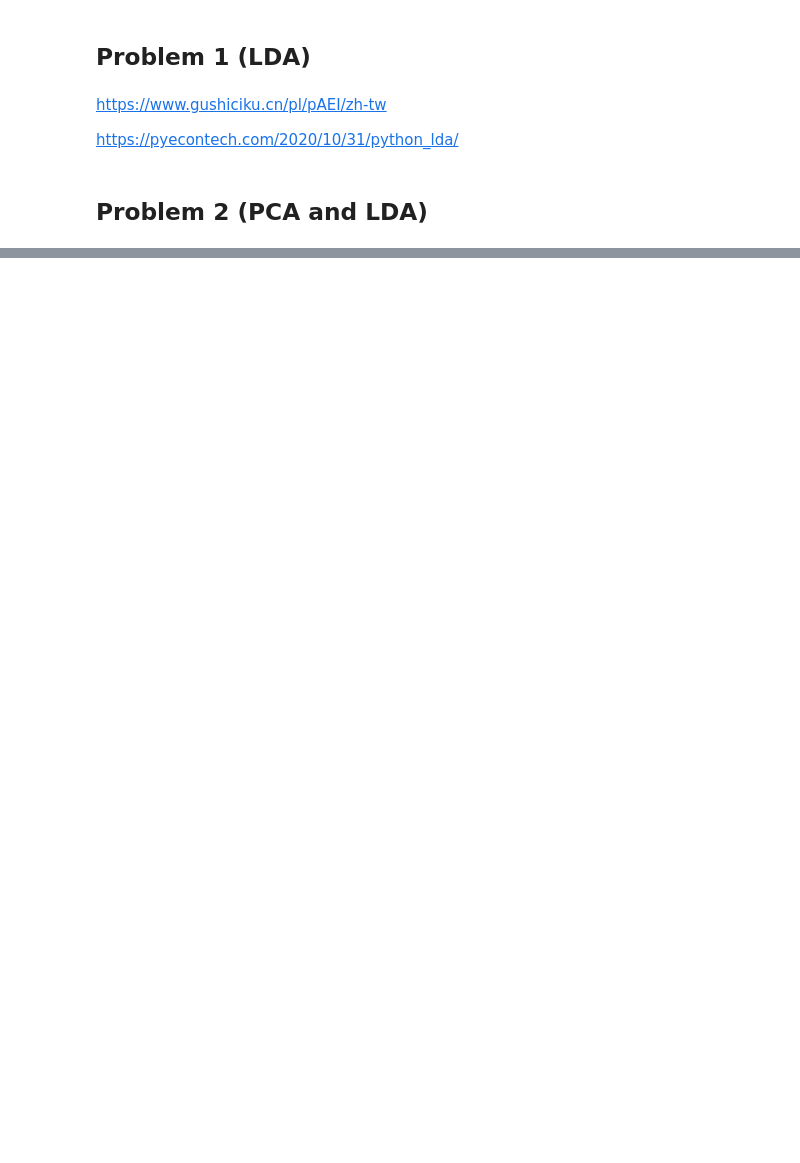
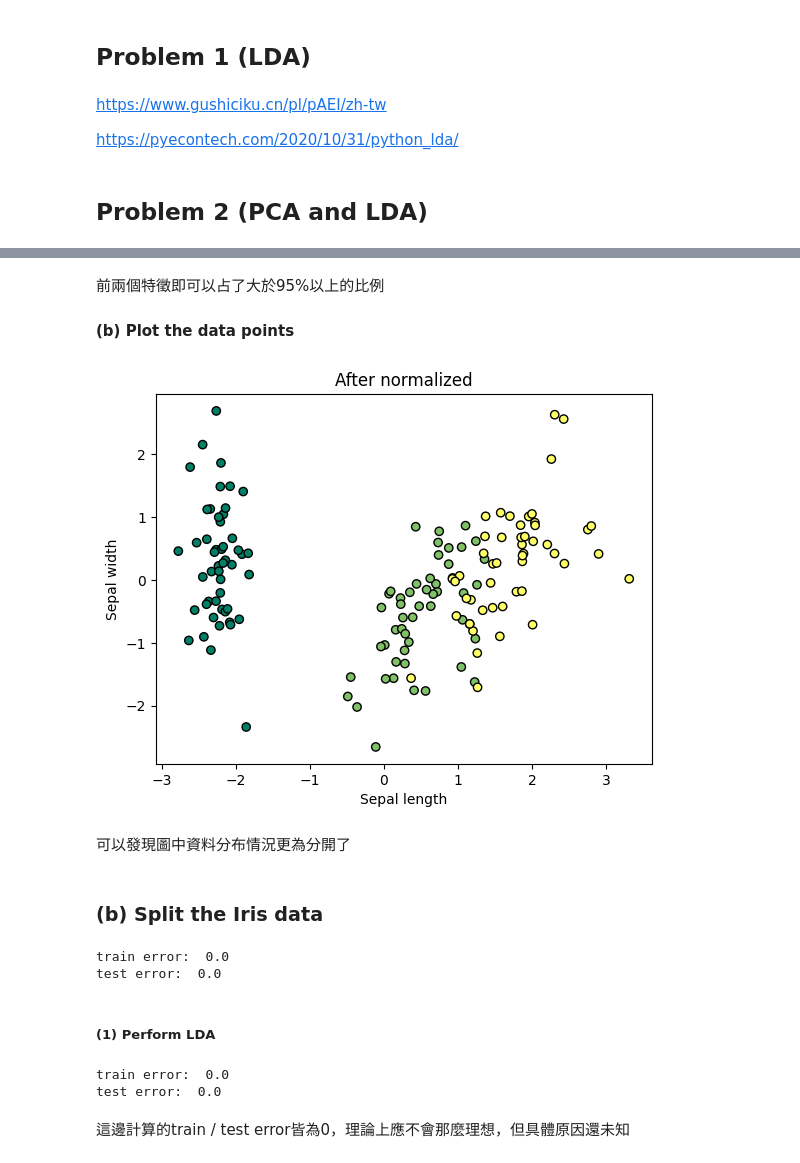
Before and after one commit to rayhuangg/111-1_MachineLearning, a Jupyter notebook: HW/HW06/HW06.ipynb, the cells around one changed output, grey strips where cells are left out. Drawn from its saved outputs; the diff is of its cells as text; code cells hidden in the pictures; blank space fills up the shorter version.

```diff
--- a/HW/HW06/HW06.ipynb
+++ b/HW/HW06/HW06.ipynb
@@ -34,0 +72,17 @@ iris = datasets.load_iris()
+# %% [markdown]
+前兩個特徵即可以占了大於95%以上的比例
+#### (b) Plot  the  data  points
+# %%
+scatter = plt.scatter(X_pca[:, 0], X_pca[:, 1], c=Y, cmap="summer", edgecolor="k", label=["aa", "bb", "cc"])
+# plt.legend(labels=iris.target_names[0:])
+plt.xlabel("Sepal length")
+plt.ylabel("Sepal width")
+plt.title('After normalized')
+
+plt.show()
+# %% [output]
+[figure, added]
+# %% [markdown]
+可以發現圖中資料分布情況更為分開了
+# %% [markdown]
+### (b) Split the Iris data
@@ -34,0 +110,27 @@ iris = datasets.load_iris()
+# %%
+LDA = LinearDiscriminantAnalysis(n_components=2).fit(x_train, y_train)
+# LDA = LDA.fit(x_train, y_train)
+X_LDA = LDA.transform(x_train)
+y_train_pred = LDA.predict(x_train)
+y_test_pred = LDA.predict(x_test)
+
+print("train error: ", 1 - (LDA.score(x_train, y_train_pred)))
+print("test error: ", 1 - (LDA.score(x_test, y_test_pred)))
+# %% [output]
+train error:  0.0
+test error:  0.0
+# %% [markdown]
+##### (1) Perform LDA
+# %%
+LDA = LinearDiscriminantAnalysis(n_components=2)
+X_LDA = LDA.fit_transform(x_train, y_train)
+y_train_pred = LDA.predict(x_train)
+y_test_pred = LDA.predict(x_test)
+
+print("train error: ", 1 - (LDA.score(x_train, y_train_pred)))
+print("test error: ", 1 - (LDA.score(x_test, y_test_pred)))
+# %% [output]
+train error:  0.0
+test error:  0.0
+# %% [markdown]
+這邊計算的train / test error皆為0，理論上應不會那麼理想，但具體原因還未知
```
Also changed, not shown: parts of 17 cells of this notebook, 1 other file.
